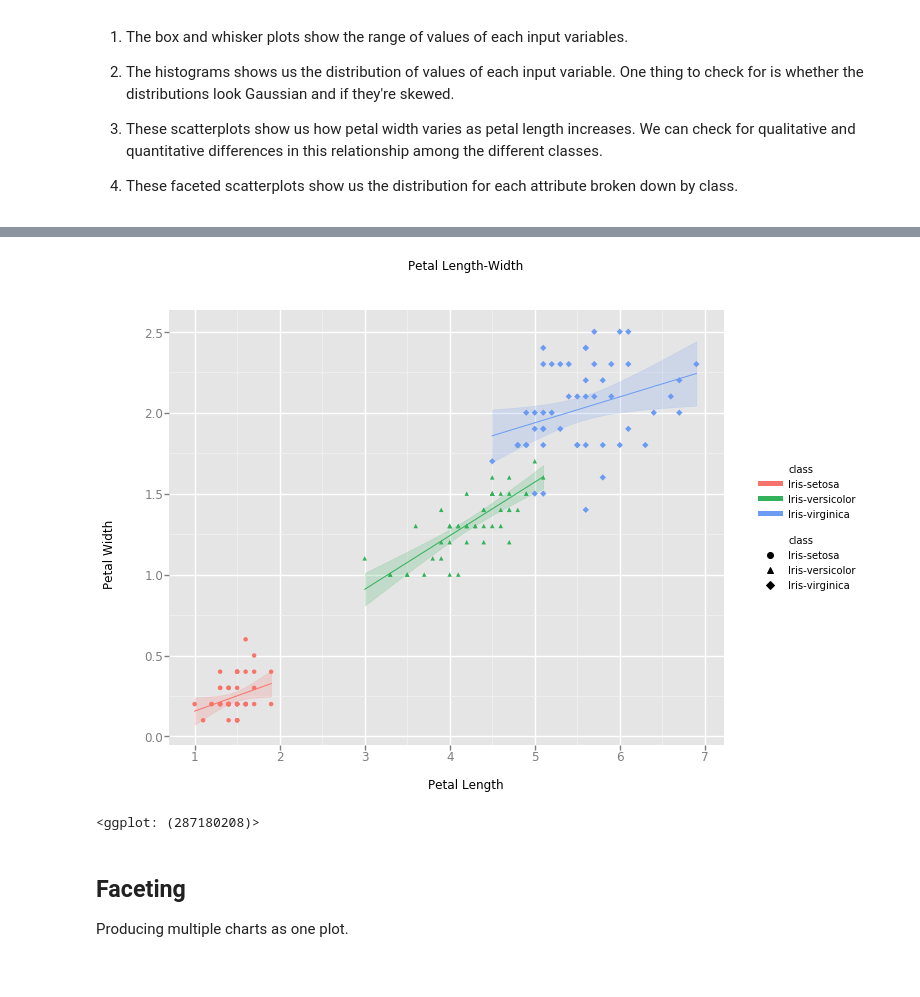
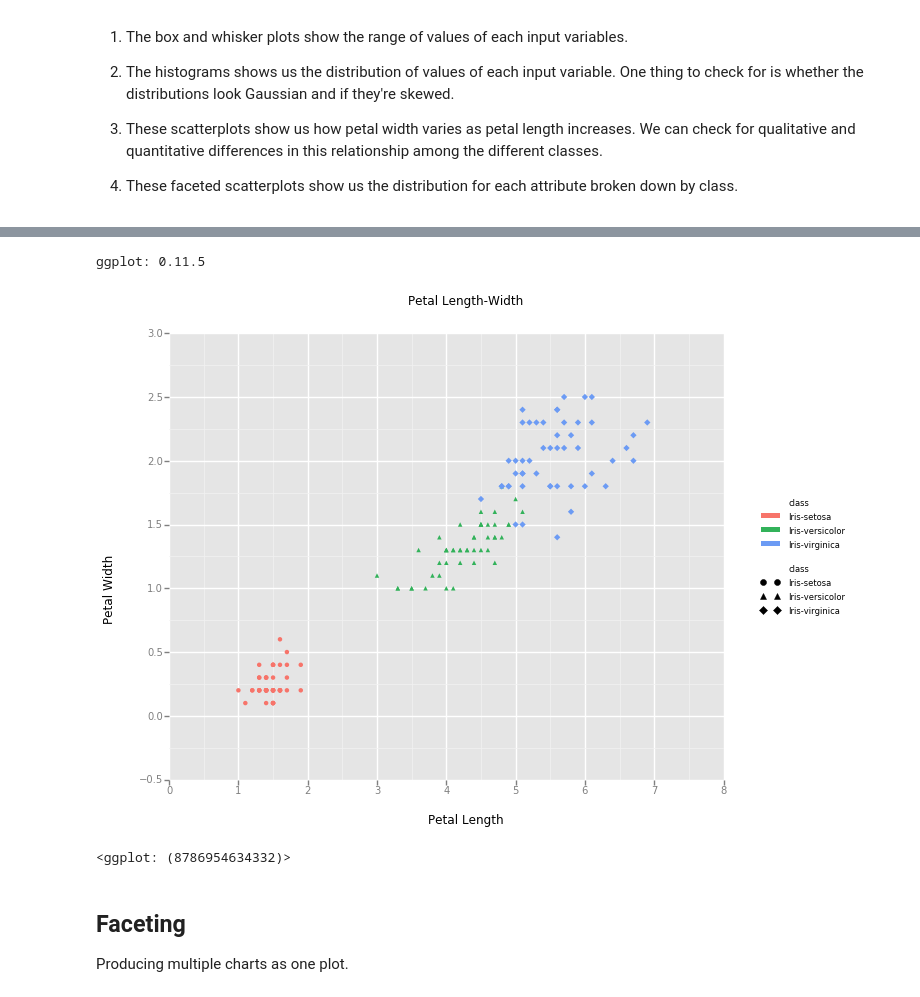
Before and after one commit to cynco/DSLA-Python, a Jupyter notebook: Iris_Classification/Iris_ML.ipynb, the cells around one changed output, grey strips where cells are left out. Drawn from its saved outputs; the diff is of its cells as text; code cells hidden in the pictures.

```diff
--- a/Iris_Classification/Iris_ML.ipynb
+++ b/Iris_Classification/Iris_ML.ipynb
@@ -211,23 +226,28 @@ dataset.hist();
 # %%
 # Scatterplots, using ggplot
 # bash command "pip install ggplot" may be needed first.
 from ggplot import *
+# ggplot
+import ggplot as ggp
+print('ggplot: {}'.format(ggp.__version__))
 import warnings
 # Suppress an inconcequential warning related to stat_smooth
 warnings.simplefilter(action='ignore', category=FutureWarning)
 
 # Scatter plot using ggplot
 g = ggplot(aes(x = "petal-length", y = "petal-width", color="class", shape="class"), \
            data=dataset)
 
 g + geom_point() +\
     xlab("Petal Length") +\
     ylab("Petal Width") +\
-    ggtitle("Petal Length-Width")+\
-    stat_smooth(method="lm")
+    ggtitle("Petal Length-Width") #+stat_smooth(method="lm")
+    #stat_smooth(method="lm") may give error for pandas version 0.17 (or possibly v. 0.19) and higher
+    #stat_smooth produces a smoothed trend line with shaded confidence interval
 # %% [output]
+ggplot: 0.11.5
-[figure, old version]
+[figure, new version]
-<ggplot: (287180208)>
+<ggplot: (8786954634332)>
 # %% [markdown]
 ## Faceting
 
```
Also changed, not shown: parts of 14 cells of this notebook.
